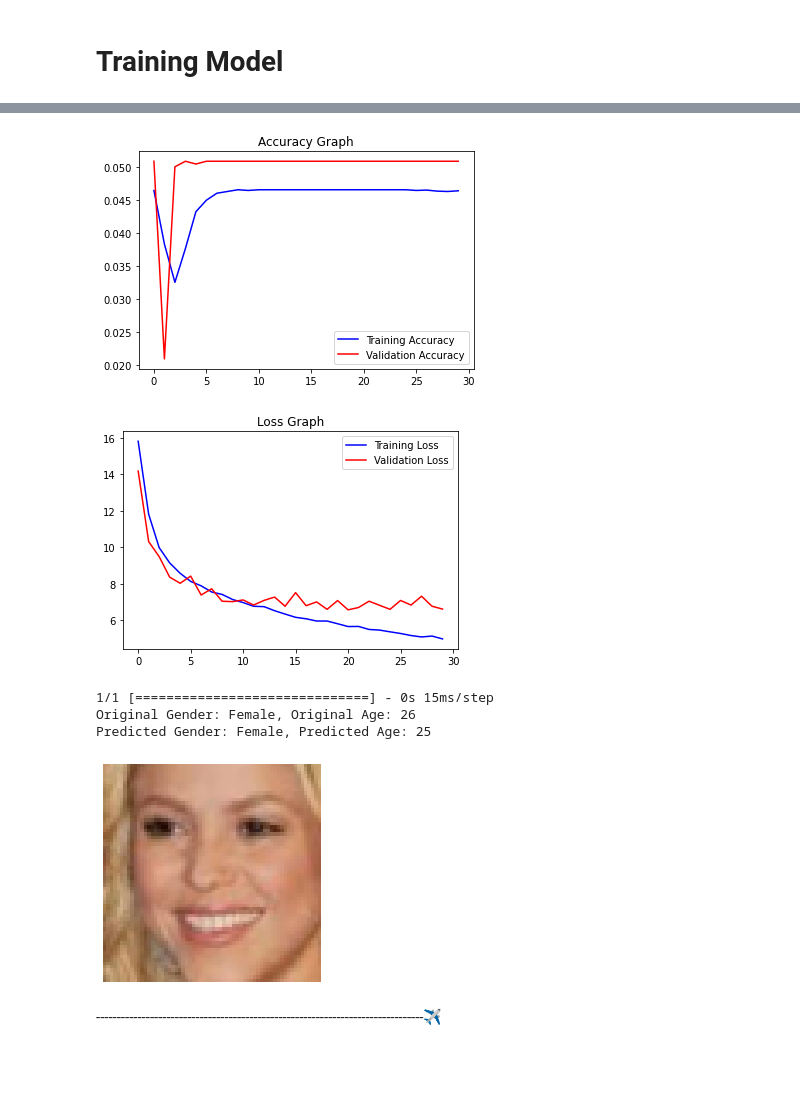
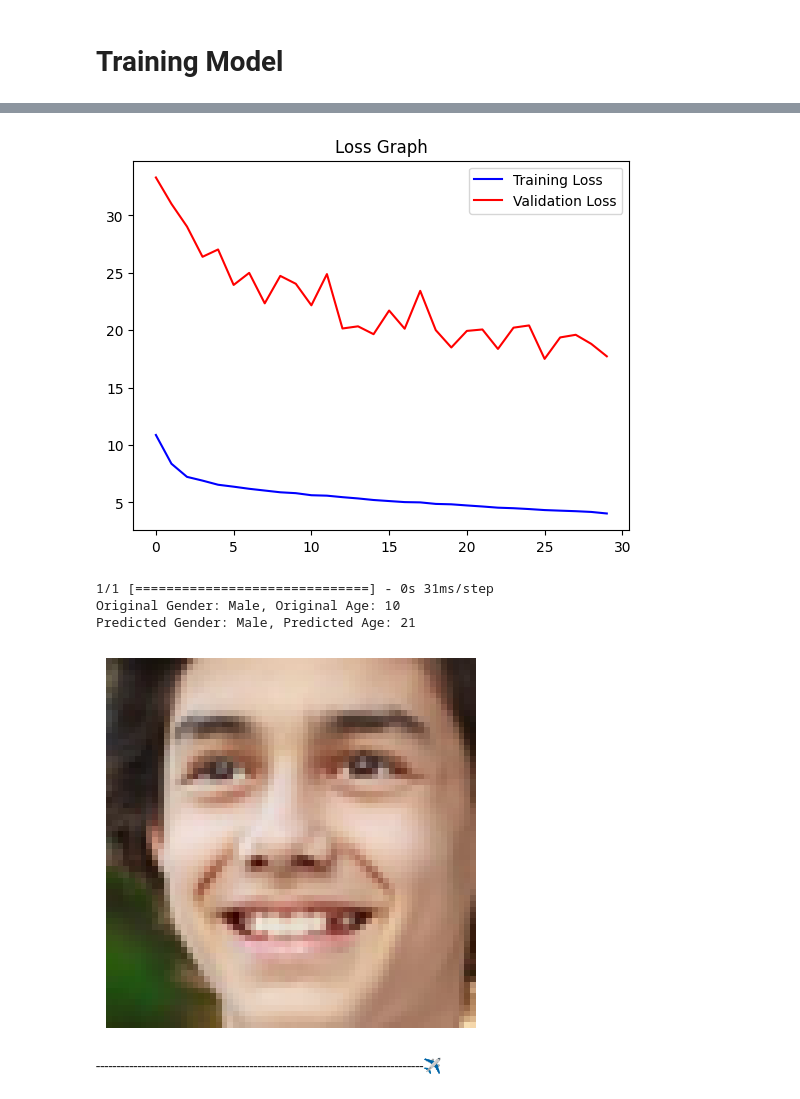
Before and after one commit to Duong-DQ/HUST.AI.Project, a Jupyter notebook: Age-Gender-Prediction/training_model.ipynb, the cells around one changed output, grey strips where cells are left out. Saved outputs shown, nothing was run; the diff lists cells and outputs as text; code cells hidden in the pictures; blank space fills up the shorter version.

```diff
--- a/Age-Gender-Prediction/training_model.ipynb
+++ b/Age-Gender-Prediction/training_model.ipynb
@@ -61,7 +64,7 @@ if K.image_data_format() == 'channels_first':
 else:
     input_shape = (img_width, img_height, img_channels)
 # %%
-data_dir = '/content/UTKFace/'
+data_dir = './data/UTKFace'
 
 filenames = os.listdir(data_dir)
 ages = []
@@ -106,7 +109,7 @@ df['gender'].hist()
 # looking data
 sample = np.random.randint(len(df))
 
-img_path = data_dir + df['filename'][sample]
+img_path = data_dir + "/" + df['filename'][sample]
 age = df['age'][sample]
 gender = df['gender'][sample]
 
@@ -121,7 +124,7 @@ plt.show()
 # %% [markdown]
 # Training Model
 # %%
-data_dir = '/content/UTKFace/'
+data_dir = 'data/UTKFace/'
 
 filenames = os.listdir(data_dir)
 ages = []
@@ -281,32 +300,19 @@ plt.show()
 # %%
-#Plot results for age
-acc = history.history['age_out_accuracy']
-val_acc = history.history['val_age_out_accuracy']
-epochs = range(len(acc))
-
-plt.plot(epochs, acc, 'b', label='Training Accuracy')
-plt.plot(epochs, val_acc, 'r', label='Validation Accuracy')
-plt.title('Accuracy Graph')
-plt.legend()
-plt.figure()
-
-
 loss = history.history['age_out_loss']
 val_loss = history.history['val_age_out_loss']
 epochs = range(len(loss))
 
 plt.plot(epochs, loss, 'b', label='Training Loss')
 plt.plot(epochs, val_loss, 'r', label='Validation Loss')
 plt.title('Loss Graph')
 plt.legend()
 plt.show()
 # %% [output]
-[figure, old version]
+[figure, new version]
-[figure, removed]
 # %%
 model.save("checkpoints/model.h5")
 # %%
-image_index = 1
+image_index = 1000
 gender_dict = {0:'Male', 1:'Female'}
 
 # predict from model
@@ -318,10 +324,10 @@ print(f"Predicted Gender: {pred_gender}, Predicted Age: {pred_age}")
 plt.axis('off')
 plt.imshow(X[image_index]);
 # %% [output]
-1/1 [==============================] - 0s 15ms/step
-Original Gender: Female, Original Age: 26
-Predicted Gender: Female, Predicted Age: 25
+1/1 [==============================] - 0s 31ms/step
+Original Gender: Male, Original Age: 10
+Predicted Gender: Male, Predicted Age: 21
-[figure, old version]
+[figure, new version]
 # %% [markdown]
 -------------------------------------------------------------------------------✈
 # %%
```
Also changed, not shown: parts of 18 cells of this notebook, 6 other files.
